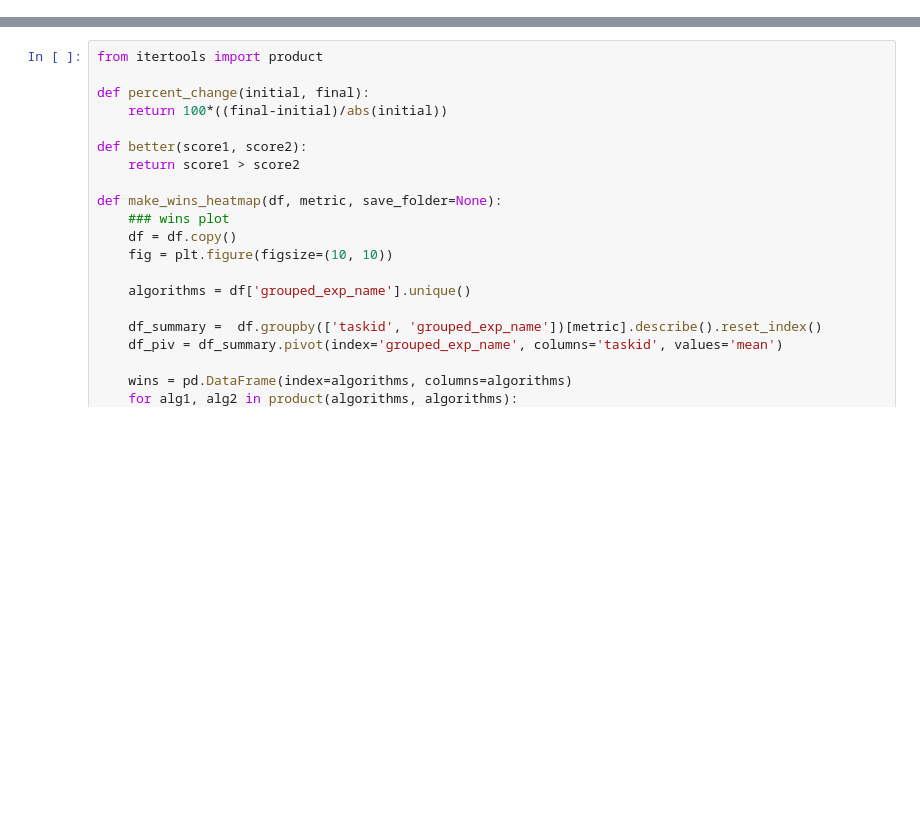
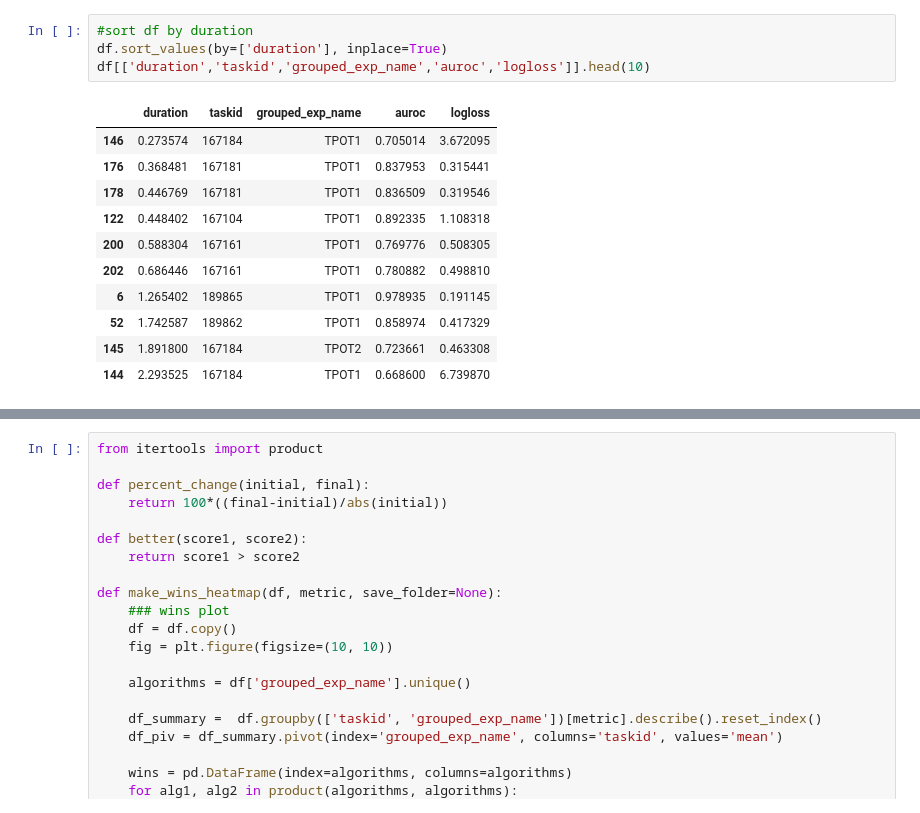
Before and after one commit to EpistasisLab/tpot2_gptp_experiments, a Jupyter notebook: view_results.ipynb, the cells around one changed output, grey strips where cells are left out. Drawn from its saved outputs; the diff is of its cells as text; blank space fills up the shorter version.

```diff
--- a/view_results.ipynb
+++ b/view_results.ipynb
@@ -158,3 +158,19 @@ df_failed_totals
+# %%
+#sort df by duration
+df.sort_values(by=['duration'], inplace=True)
+df[['duration','taskid','grouped_exp_name','auroc','logloss']].head(10)
+# %% [output]
+|  | duration | taskid | grouped_exp_name | auroc | logloss |
+| 146 | 0.273574 | 167184 | TPOT1 | 0.705014 | 3.672095 |
+| 176 | 0.368481 | 167181 | TPOT1 | 0.837953 | 0.315441 |
+| 178 | 0.446769 | 167181 | TPOT1 | 0.836509 | 0.319546 |
+| 122 | 0.448402 | 167104 | TPOT1 | 0.892335 | 1.108318 |
+| 200 | 0.588304 | 167161 | TPOT1 | 0.769776 | 0.508305 |
+| 202 | 0.686446 | 167161 | TPOT1 | 0.780882 | 0.498810 |
+| 6 | 1.265402 | 189865 | TPOT1 | 0.978935 | 0.191145 |
+| 52 | 1.742587 | 189862 | TPOT1 | 0.858974 | 0.417329 |
+| 145 | 1.891800 | 167184 | TPOT2 | 0.723661 | 0.463308 |
+| 144 | 2.293525 | 167184 | TPOT1 | 0.668600 | 6.739870 |
 # %%
 df_failed.groupby(['taskid']).sum().reset_index()
 # %% [output]
```
Also changed, not shown: parts of 7 cells of this notebook, 7 other files.
